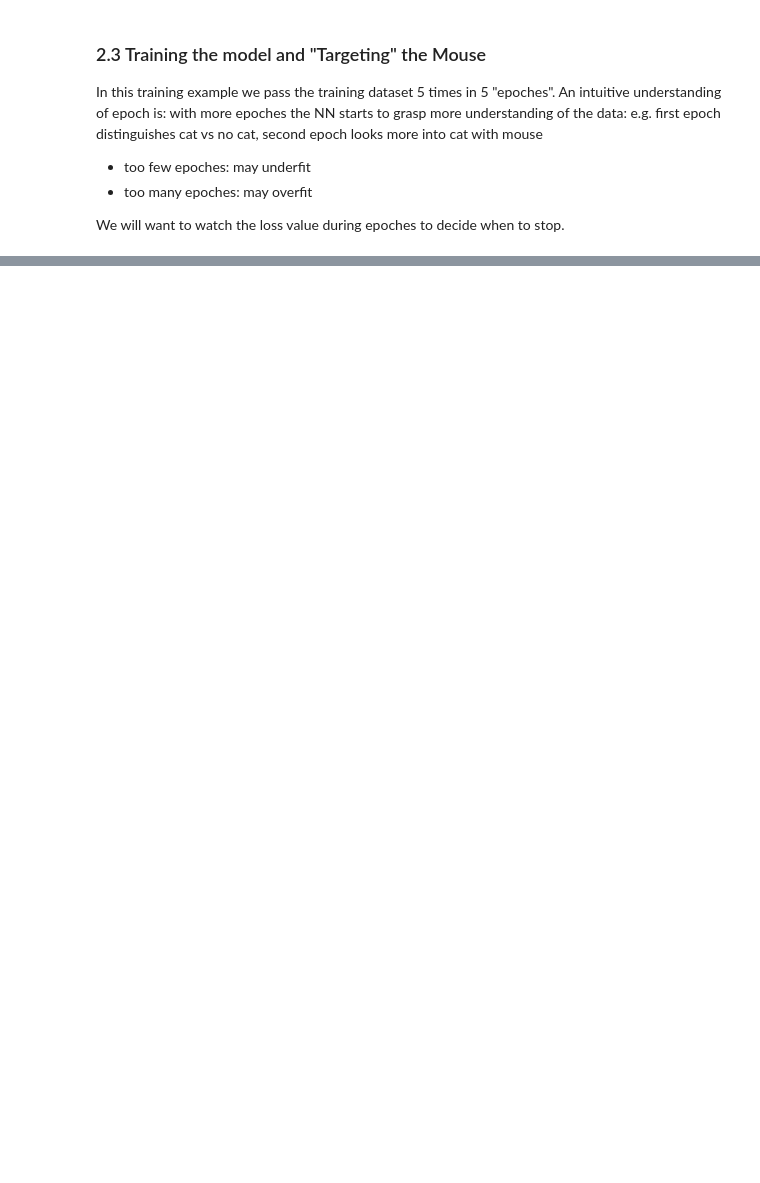
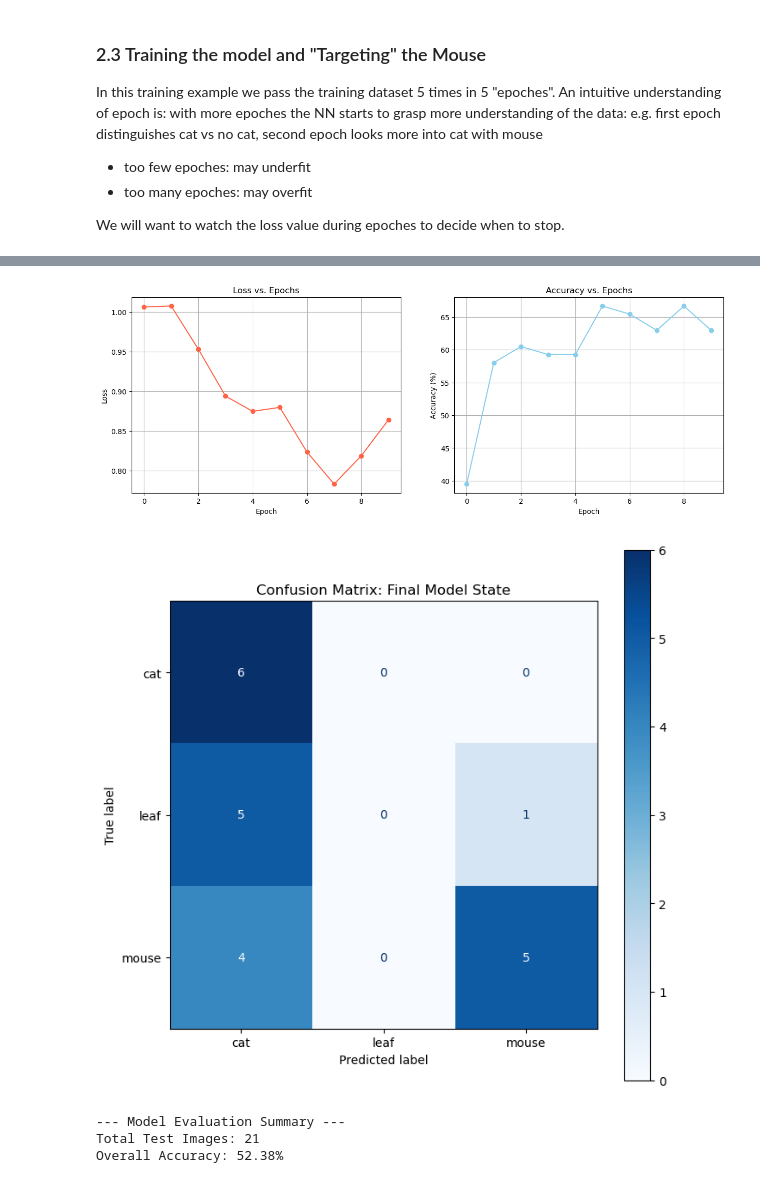
Before and after one commit to tianlinhe/bioinfor-to-ai, a Jupyter notebook: W3/w3_1_nn.ipynb, the cells around one changed output, grey strips where cells are left out. Drawn from its saved outputs; the diff is of its cells as text; code cells hidden in the pictures; blank space fills up the shorter version.

```diff
--- a/W3/w3_1_nn.ipynb
+++ b/W3/w3_1_nn.ipynb
@@ -115,0 +290,6 @@ for epoch in range(5):
+# %%
+model_a = models.resnet18(weights='DEFAULT')
+for param in model_a.parameters():
+    param.requires_grad = False
+model_a.fc = nn.Linear(model_a.fc.in_features, 3)
+model_a.to(device)
@@ -115,0 +385,13 @@ for epoch in range(5):
+# %%
+hist_a = train_experiment(model_a, train_loader)
+evluation_a = ModelEvaluator(model_a, device, test_loader, dataset.classes)
+evluation_a.run_inference()
+evluation_a.plot_history(*hist_a)
+evluation_a.plot_confusion_matrix()
+evluation_a.print_summary()
+# %% [output]
+[figure, added]
+[figure, added]
+--- Model Evaluation Summary ---
+Total Test Images: 21
+Overall Accuracy: 52.38%
```
Also changed, not shown: parts of 22 cells of this notebook.
